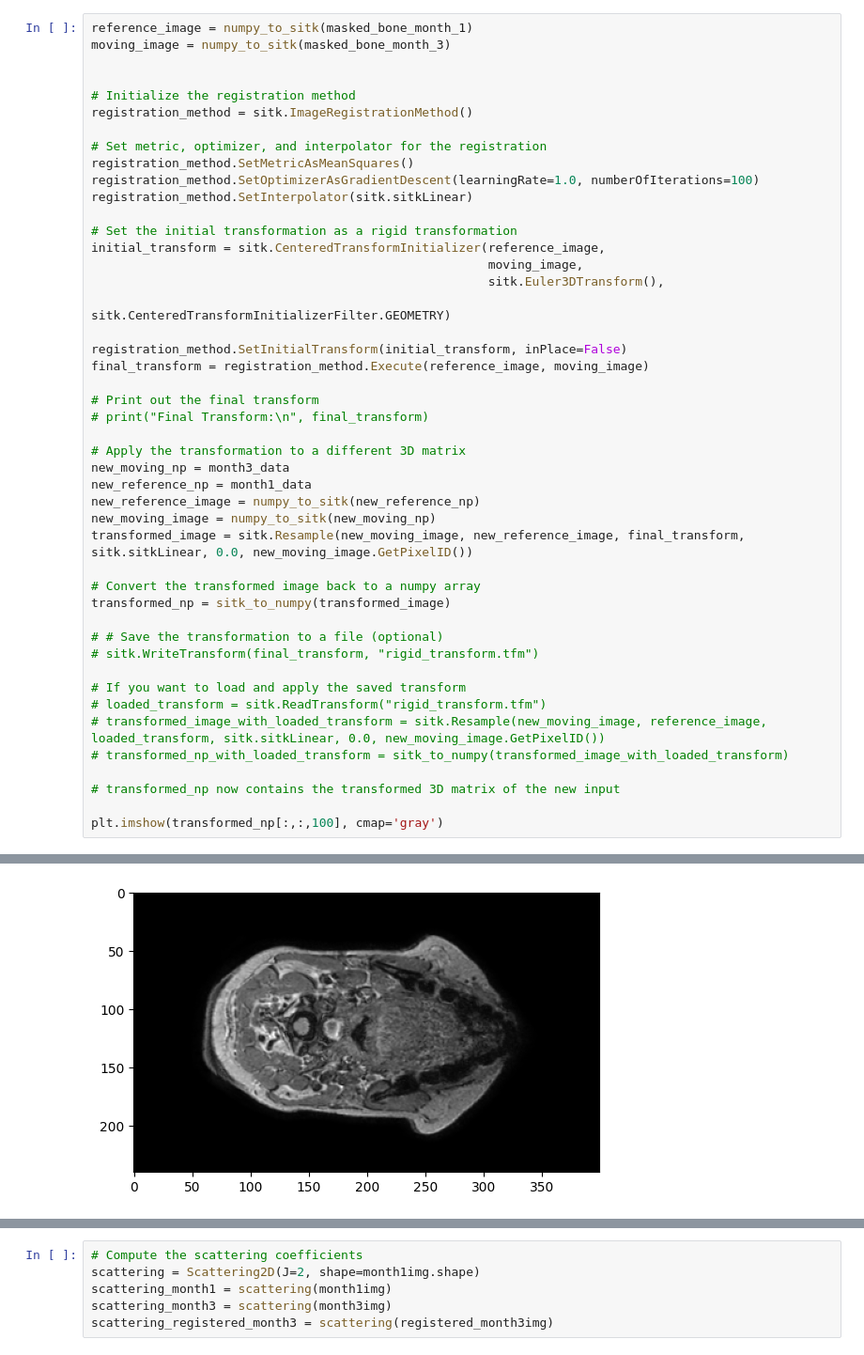
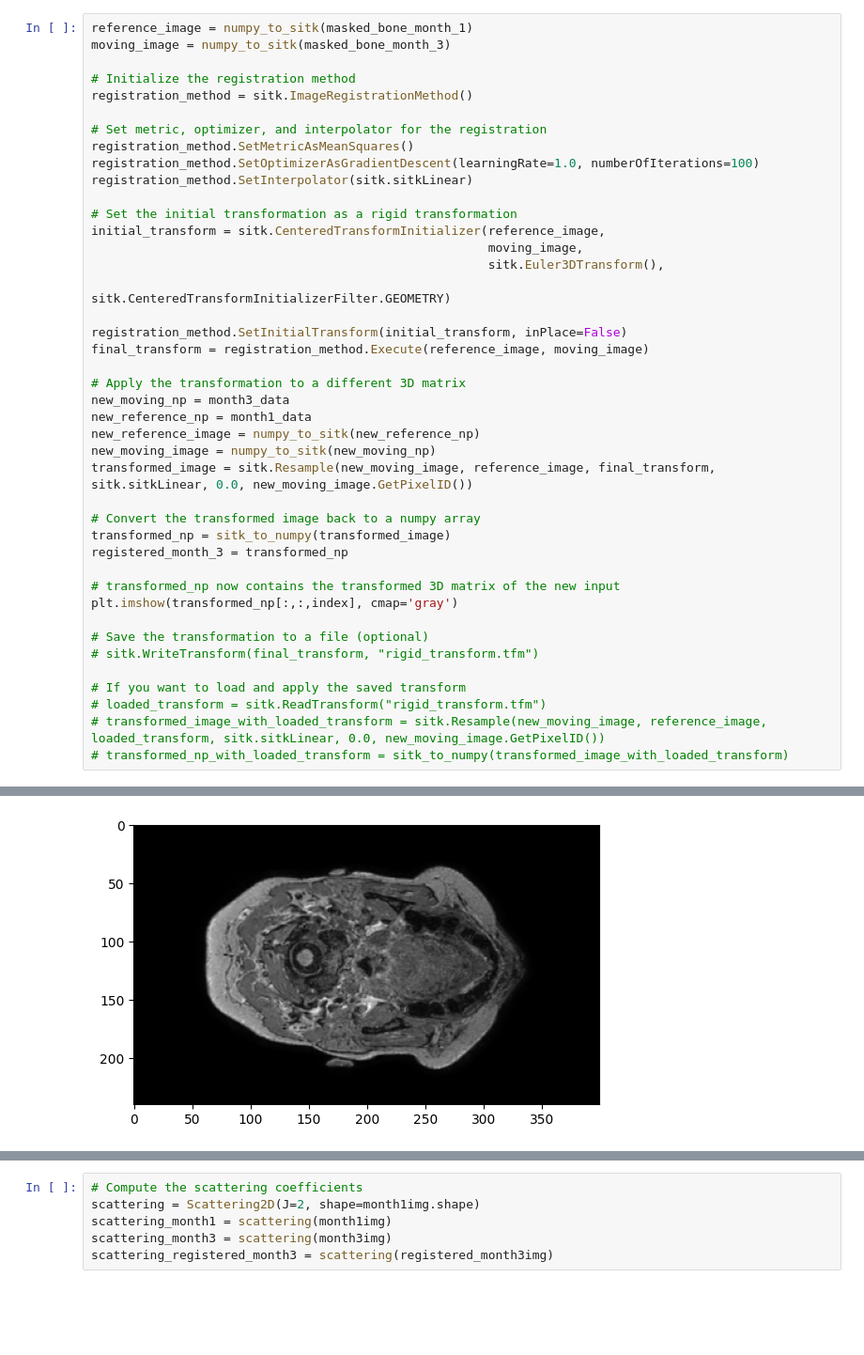
Before and after one commit to Keymii/wavelet-mri-registration, a Jupyter notebook: affine-registration.ipynb, the cells around one changed output, grey strips where cells are left out. Shown at 94% size. Saved outputs shown, nothing was run; the diff lists cells and outputs as text; blank space fills up the shorter version.

```diff
--- a/affine-registration.ipynb
+++ b/affine-registration.ipynb
@@ -48,7 +61,6 @@ def sitk_to_numpy(image_sitk):
 # %%
 reference_image = numpy_to_sitk(masked_bone_month_1)
 moving_image = numpy_to_sitk(masked_bone_month_3)
-
 
 # Initialize the registration method
 registration_method = sitk.ImageRegistrationMethod()
@@ -57,42 +69,39 @@ registration_method = sitk.ImageRegistrationMethod()
 registration_method.SetMetricAsMeanSquares()
 registration_method.SetOptimizerAsGradientDescent(learningRate=1.0, numberOfIterations=100)
 registration_method.SetInterpolator(sitk.sitkLinear)
 
 # Set the initial transformation as a rigid transformation
 initial_transform = sitk.CenteredTransformInitializer(reference_image,
                                                       moving_image,
                                                       sitk.Euler3DTransform(),
                                                       sitk.CenteredTransformInitializerFilter.GEOMETRY)
 
 registration_method.SetInitialTransform(initial_transform, inPlace=False)
 final_transform = registration_method.Execute(reference_image, moving_image)
 
-# Print out the final transform
-# print("Final Transform:\n", final_transform)
-
 # Apply the transformation to a different 3D matrix
 new_moving_np = month3_data
 new_reference_np = month1_data
 new_reference_image = numpy_to_sitk(new_reference_np)
 new_moving_image = numpy_to_sitk(new_moving_np)
-transformed_image = sitk.Resample(new_moving_image, new_reference_image, final_transform, sitk.sitkLinear, 0.0, new_moving_image.GetPixelID())
+transformed_image = sitk.Resample(new_moving_image, reference_image, final_transform, sitk.sitkLinear, 0.0, new_moving_image.GetPixelID())
 
 # Convert the transformed image back to a numpy array
 transformed_np = sitk_to_numpy(transformed_image)
+registered_month_3 = transformed_np
 
-# # Save the transformation to a file (optional)
+# transformed_np now contains the transformed 3D matrix of the new input
+plt.imshow(transformed_np[:,:,index], cmap='gray')
+
+# Save the transformation to a file (optional)
 # sitk.WriteTransform(final_transform, "rigid_transform.tfm")
 
 # If you want to load and apply the saved transform
 # loaded_transform = sitk.ReadTransform("rigid_transform.tfm")
 # transformed_image_with_loaded_transform = sitk.Resample(new_moving_image, reference_image, loaded_transform, sitk.sitkLinear, 0.0, new_moving_image.GetPixelID())
 # transformed_np_with_loaded_transform = sitk_to_numpy(transformed_image_with_loaded_transform)
-
-# transformed_np now contains the transformed 3D matrix of the new input
-
-plt.imshow(transformed_np[:,:,100], cmap='gray')
 # %% [output]
 <matplotlib.image.AxesImage at 0x...>
-[figure, old version]
+[figure, new version]
 # %%
 fig,ax = plt.subplots(1,3, figsize=(10,5))
```
Also changed, not shown: parts of 27 cells of this notebook.
